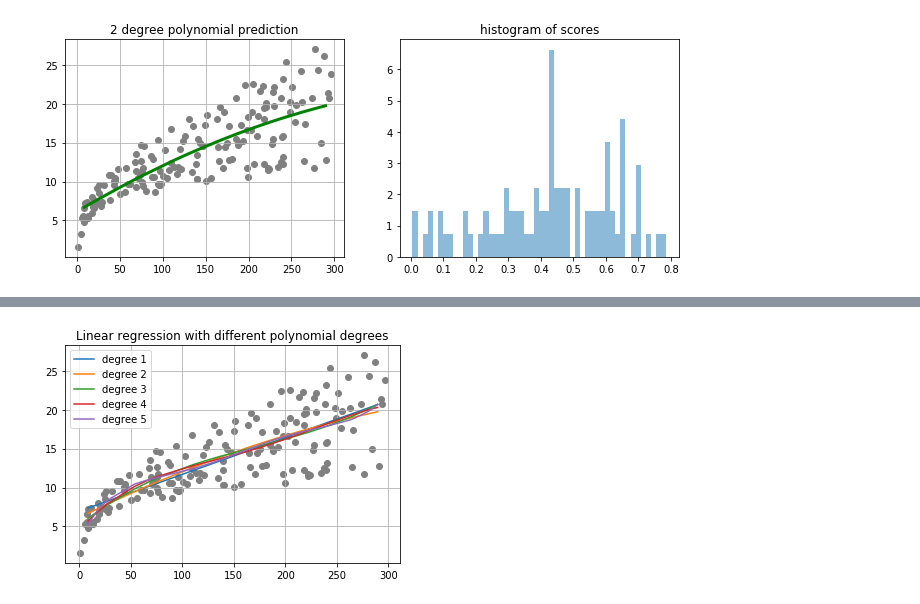
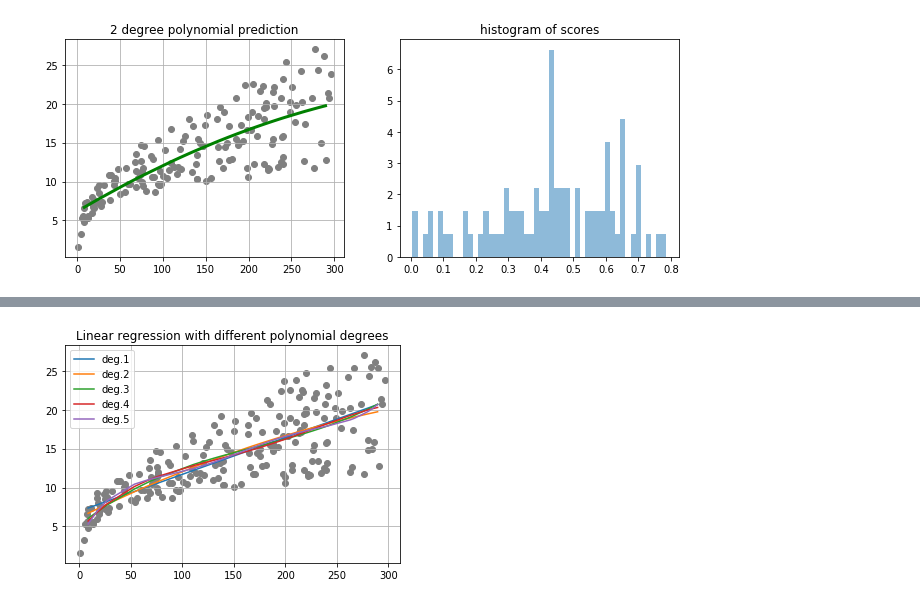
Before and after one commit to renero/uah, a Jupyter notebook: Linear_regression.ipynb, the cells around one changed output, grey strips where cells are left out. Saved outputs shown, nothing was run; the diff lists cells and outputs as text; code cells hidden in the pictures.

```diff
--- a/Linear_regression.ipynb
+++ b/Linear_regression.ipynb
@@ -429,11 +441,14 @@ Let's work on the `sklearn.model_selection.validation_curve` to see how the degr
 # %%
+split = prepare_datasets(data=adv, features=['TV'], target='sales', test_size=0.0)
 lm = linear_model.LinearRegression()
 degrees = np.arange(1, 10)
 model = make_pipeline(PolynomialFeatures(), lm)
+cv = ShuffleSplit(n_splits=100, test_size=0.2, random_state=666)
 
 train_scores, validation_scores = validation_curve(
-                 model, X, y,
+                 model, split['X_train'], split['y_train'],
                  param_name='polynomialfeatures__degree',
+                 cv=cv,
                  param_range=degrees)
 
 # Plot the mean train error and validation error across folds
@@ -455,19 +472,22 @@ plt.show()
 Now try to iterate over different maximum degrees for the polinomials to be generated to see how they affect the overall score of the model.
 # %%
-split = prepare_datasets(adv, ['TV'], 'sales', seed=1024)
 plt.figure(figsize=(6, 4))
 plt.scatter(split['X_train'].values, split['y_train'].values, color='grey')
+
+split = prepare_datasets(adv, ['TV'], 'sales', seed=1024)
+cv = ShuffleSplit(n_splits=100, test_size=0.2, random_state=666)
+
 for degree in range(1, 6):
     pipeline = polynomial_pipeline(split['X_train'], split['y_train'], degree)
     scores = cross_val_score(pipeline, split['X_test'], split['y_test'],
-                             scoring="r2", cv=cv)
+                             scoring="r2", cv=10)
     pred = xy_values(pipeline, split['X_test'])
     plt.plot(pred.x.values, pred.y.values,
-             label='degree {}'.format(degree))
+             label='deg.{}'.format(degree))
 
 plt.title('Linear regression with different polynomial degrees')
 plt.legend(loc='best')
 plt.grid()
 plt.show()
 # %% [output]
-[figure, old version]
+[figure, new version]
```
Also changed, not shown: parts of 10 cells of this notebook.
